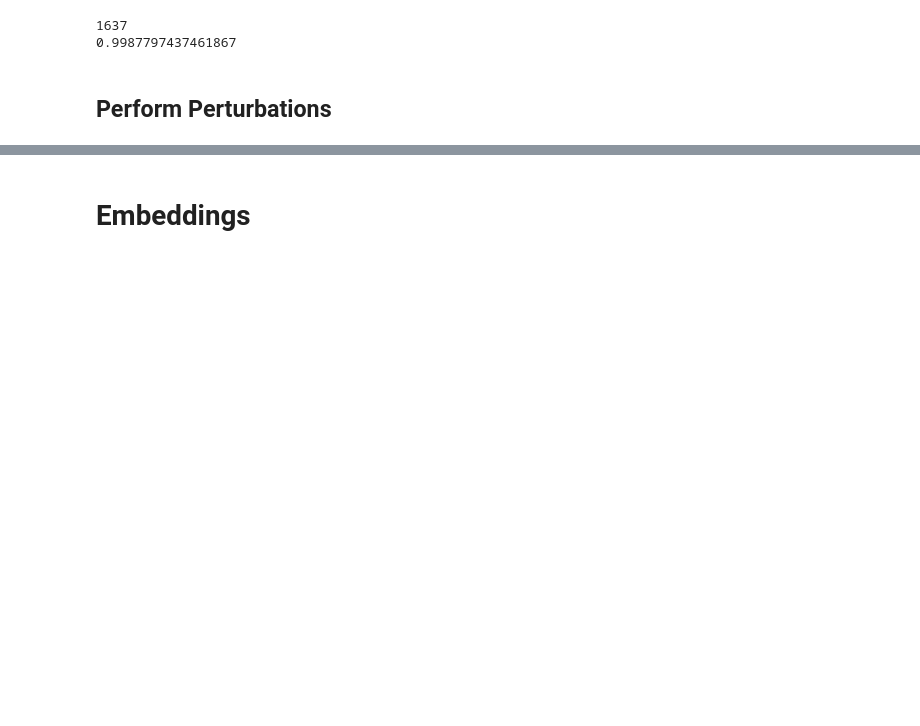
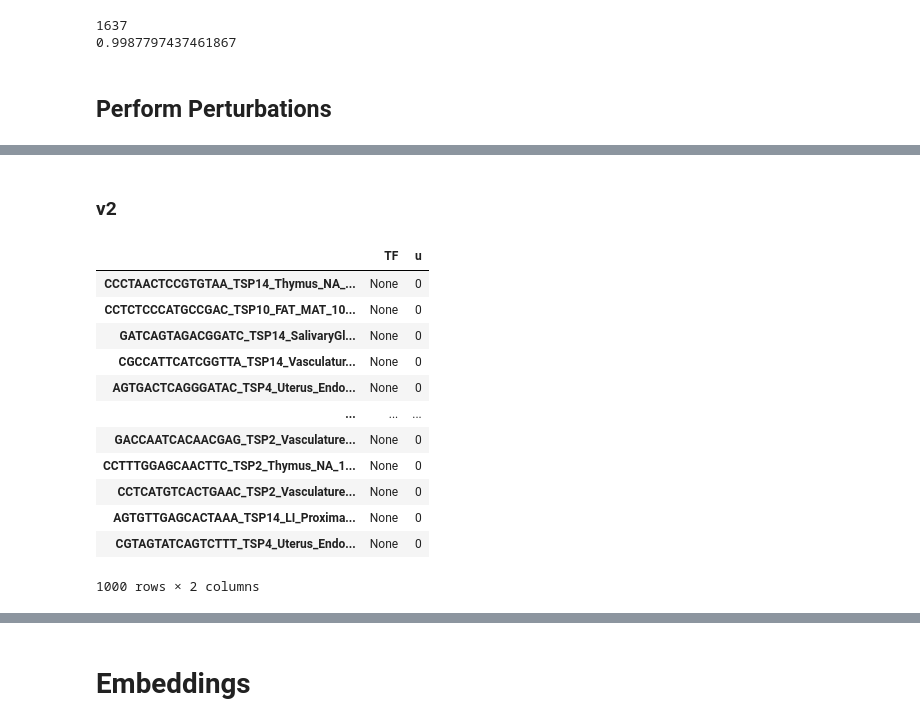
Before and after one commit to Jpickard1/scFoundationModels, a Jupyter notebook: notebooks/reprogramming/jpic-1k-v0.ipynb, the cells around one changed output, grey strips where cells are left out. Drawn from its saved outputs; the diff is of its cells as text; code cells hidden in the pictures; blank space fills up the shorter version.

```diff
--- a/notebooks/reprogramming/jpic-1k-v0.ipynb
+++ b/notebooks/reprogramming/jpic-1k-v0.ipynb
@@ -102 +111,35 @@ adata.obs
 1000 rows × 13 columns
+# %% [markdown]
+### v2
+# %%
+import pickle
+import numpy as np
+import time
+
+output_dir = "/scratch/indikar_root/indikar0/jpic/pb1k/data"
+
+# Define the perturbation values
+U = [-1, -0.75, -0.5, -0.25, 0.25, 0.5, 0.75, 1, 1.25, 1.5]
+
+# Calculate the maximum gene expression for each cell
+maximumGeneExpression = np.max(adata.X, axis=1).toarray()[:, np.newaxis]
+
+# Initialize the counter
+ctr = 0
+
+adata.obs = adata.obs[['TF', 'u']]
+adata.obs
+# %% [output]
+|  | TF | u |
+| CCCTAACTCCGTGTAA_TSP14_Thymus_NA_... | None | 0 |
+| CCTCTCCCATGCCGAC_TSP10_FAT_MAT_10... | None | 0 |
+| GATCAGTAGACGGATC_TSP14_SalivaryGl... | None | 0 |
+| CGCCATTCATCGGTTA_TSP14_Vasculatur... | None | 0 |
+| AGTGACTCAGGGATAC_TSP4_Uterus_Endo... | None | 0 |
+| ... | ... | ... |
+| GACCAATCACAACGAG_TSP2_Vasculature... | None | 0 |
+| CCTTTGGAGCAACTTC_TSP2_Thymus_NA_1... | None | 0 |
+| CCTCATGTCACTGAAC_TSP2_Vasculature... | None | 0 |
+| AGTGTTGAGCACTAAA_TSP14_LI_Proxima... | None | 0 |
+| CGTAGTATCAGTCTTT_TSP4_Uterus_Endo... | None | 0 |
+1000 rows × 2 columns
```
Also changed, not shown: parts of 33 cells of this notebook, 9 other files.
